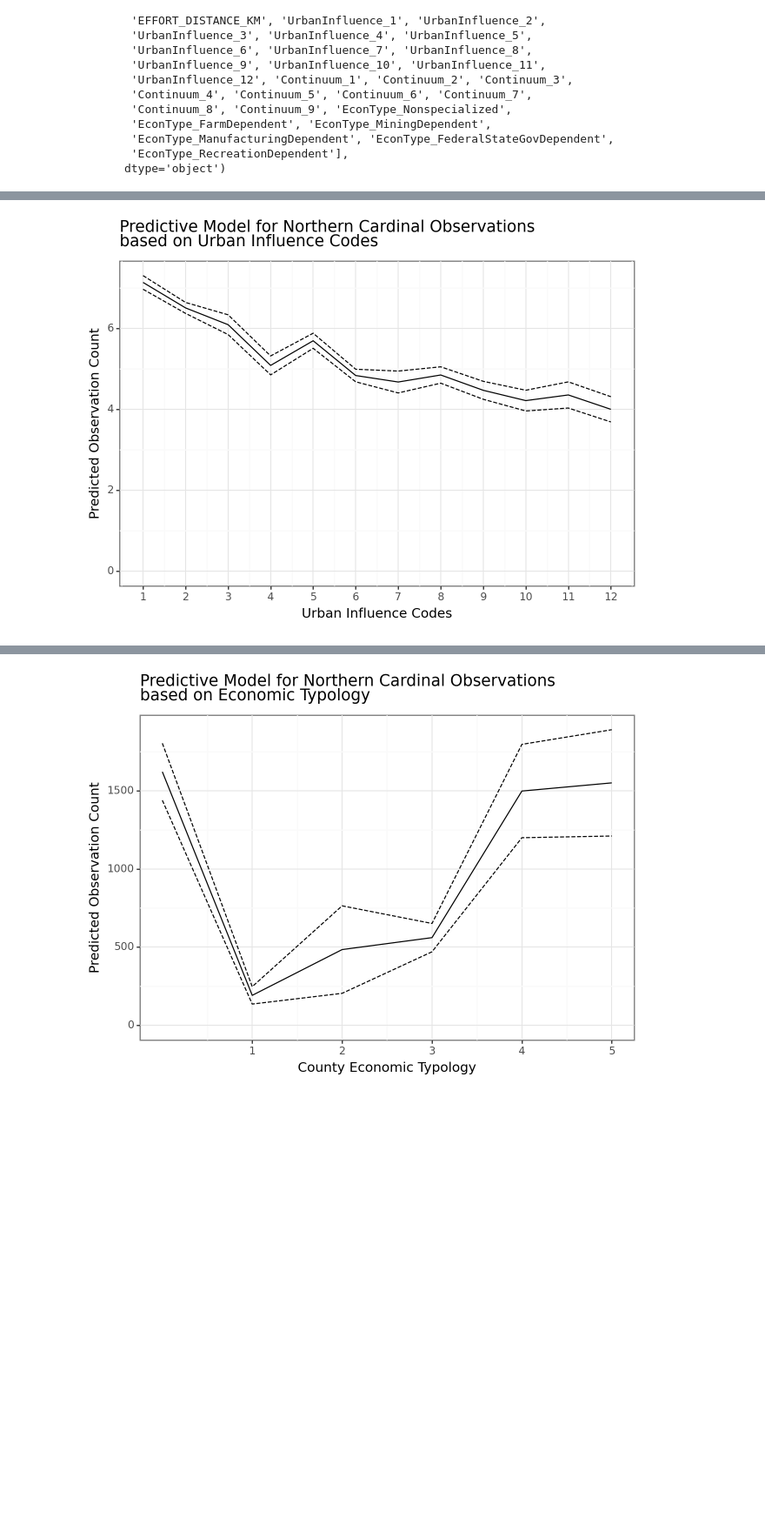
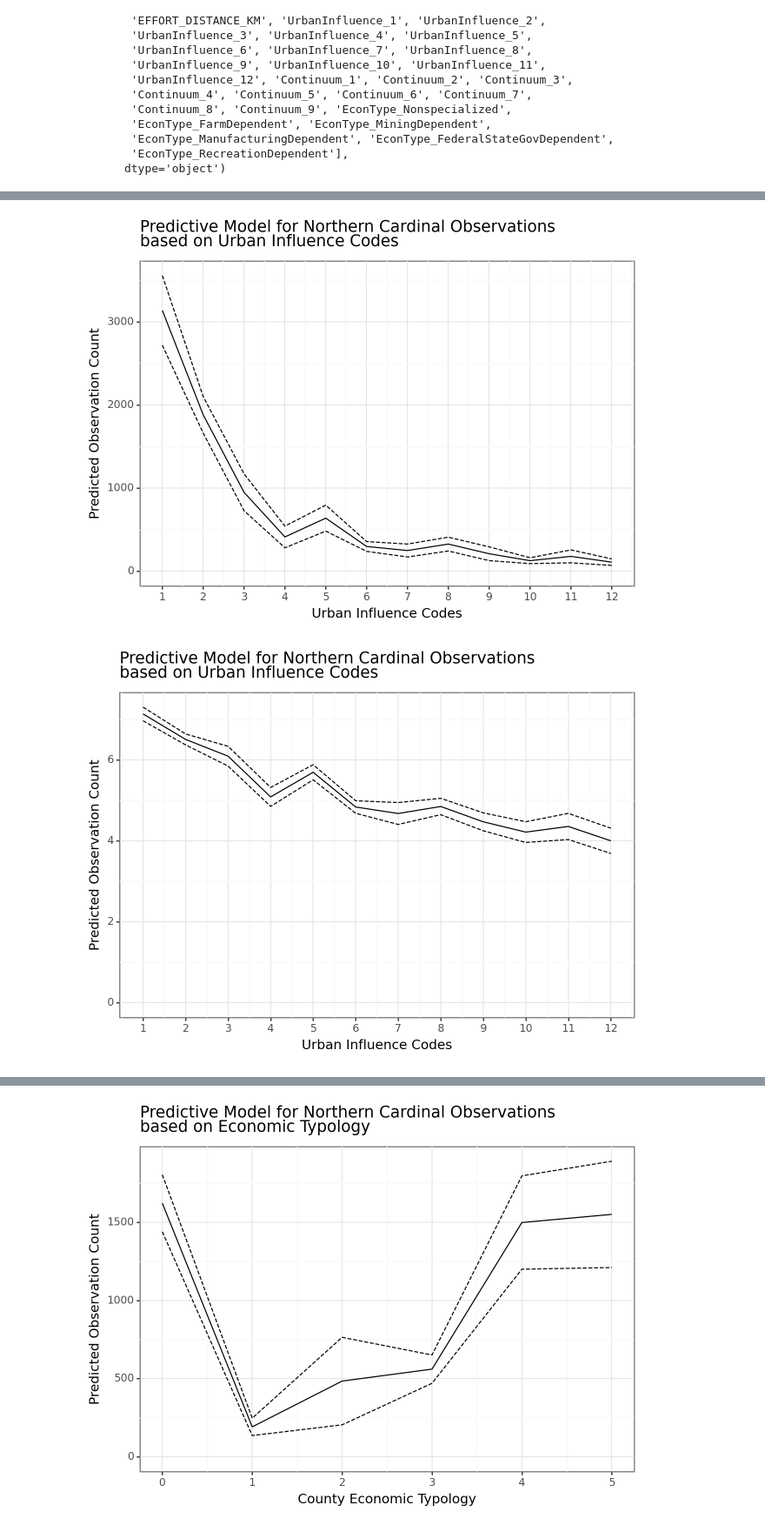
Before and after one commit to Iandrewburg/DA2_TERM_PROJECT, a Jupyter notebook: Final_Project_Data.ipynb, the cells around one changed output, grey strips where cells are left out. Shown at 87% size. Cells and saved outputs as stored; diff of their text form; code cells hidden in the pictures; blank space fills up the shorter version.

Commit message:
added ln_observations

```diff
--- a/Final_Project_Data.ipynb
+++ b/Final_Project_Data.ipynb
@@ -428,11 +428,11 @@ reg7 = smf.ols(formula="OBSERVATION_COUNT ~ UrbanInfluence_2 + UrbanInfluence_3
 reg8 = smf.ols(formula="OBSERVATION_COUNT ~ UrbanInfluence_2 + UrbanInfluence_3 + UrbanInfluence_4 + UrbanInfluence_5 + UrbanInfluence_6 + UrbanInfluence_7 + UrbanInfluence_8 + UrbanInfluence_9", data=county_norcar_merged_dummies).fit(cov_type="HC1")
 reg9 = smf.ols(formula="OBSERVATION_COUNT ~ UrbanInfluence_2 + UrbanInfluence_3 + UrbanInfluence_4 + UrbanInfluence_5 + UrbanInfluence_6 + UrbanInfluence_7 + UrbanInfluence_8 + UrbanInfluence_9 + UrbanInfluence_10", data=county_norcar_merged_dummies).fit(cov_type="HC1")
 reg10 = smf.ols(formula="OBSERVATION_COUNT ~ UrbanInfluence_2 + UrbanInfluence_3 + UrbanInfluence_4 + UrbanInfluence_5 + UrbanInfluence_6 + UrbanInfluence_7 + UrbanInfluence_8 + UrbanInfluence_9 + UrbanInfluence_10 + UrbanInfluence_11", data=county_norcar_merged_dummies).fit(cov_type="HC1")
-reg11 = smf.ols(formula="OBSERVATION_COUNT ~ UrbanInfluence_2 + UrbanInfluence_3 + UrbanInfluence_4 + UrbanInfluence_5 + UrbanInfluence_6 + UrbanInfluence_7 + UrbanInfluence_8 + UrbanInfluence_9 + UrbanInfluence_10 + UrbanInfluence_11 + UrbanInfluence_12", data=county_norcar_merged_dummies).fit(cov_type="HC1")
+reg11a = smf.ols(formula="OBSERVATION_COUNT ~ UrbanInfluence_2 + UrbanInfluence_3 + UrbanInfluence_4 + UrbanInfluence_5 + UrbanInfluence_6 + UrbanInfluence_7 + UrbanInfluence_8 + UrbanInfluence_9 + UrbanInfluence_10 + UrbanInfluence_11 + UrbanInfluence_12", data=county_norcar_merged_dummies).fit(cov_type="HC1")
+reg11b = smf.ols(formula="ln_OBSERVATION_COUNT ~ UrbanInfluence_2 + UrbanInfluence_3 + UrbanInfluence_4 + UrbanInfluence_5 + UrbanInfluence_6 + UrbanInfluence_7 + UrbanInfluence_8 + UrbanInfluence_9 + UrbanInfluence_10 + UrbanInfluence_11 + UrbanInfluence_12", data=county_norcar_merged_dummies).fit(cov_type="HC1")
 
 
-
-stargazer = Stargazer([reg1, reg2, reg3, reg4, reg5, reg6, reg7, reg8, reg9, reg10, reg11])
+stargazer = Stargazer([reg1, reg2, reg3, reg4, reg5, reg6, reg7, reg8, reg9, reg10, reg11a, reg11b])
 stargazer.covariate_order(["UrbanInfluence_2", "UrbanInfluence_3", "UrbanInfluence_4",
                            "UrbanInfluence_5", "UrbanInfluence_6", "UrbanInfluence_7",
                            "UrbanInfluence_8", "UrbanInfluence_9", "UrbanInfluence_10",
@@ -474,33 +474,59 @@ stargazer
 # %%
 import pandas as pd
 import numpy as np
 from plotnine import ggplot, aes, geom_line, labs, theme_bw, scale_y_continuous
 
 # Use the regression model to predict 'OBSERVATION_COUNT' based on the dataset
-pred = reg11.get_prediction(county_norcar_merged_dummies).summary_frame()
+pred = reg11a.get_prediction(county_norcar_merged_dummies).summary_frame()
 county_norcar_merged_dummies = county_norcar_merged_dummies.assign(
     fit=pred["mean"],
     fit_se=pred["mean_se"],
     CIup=pred["mean_ci_upper"],
     CIlo=pred["mean_ci_lower"]
 )
 
 # Plotting the predictions along with their confidence intervals
 plot = (
     ggplot(county_norcar_merged_dummies, aes(x="Urban_Influence_2013", y="fit")) +  # Assuming 'UrbanInfluence_2' is the x-axis variable
     geom_line() +  # Plot the line for fit values
     geom_line(aes(y="CIup"), linetype="dashed") +  # Plot the upper CI
     geom_line(aes(y="CIlo"), linetype="dashed") +  # Plot the lower CI
     labs(title="Predictive Model for Northern Cardinal Observations\nbased on Urban Influence Codes",
          x="Urban Influence Codes", y="Predicted Observation Count") +
     theme_bw() +  # Apply a black-and-white theme
     scale_x_continuous(breaks=range(1,13)) +
     scale_y_continuous(limits=(0, county_norcar_merged_dummies['CIup'].max()))  # Adjust y-axis to start at 0 and end at the max upper CI
 )
 
 print(plot)
+
+
+# Use the regression model to predict 'OBSERVATION_COUNT' based on the dataset
+pred = reg11b.get_prediction(county_norcar_merged_dummies).summary_frame()
+county_norcar_merged_dummies = county_norcar_merged_dummies.assign(
+    fit=pred["mean"],
+    fit_se=pred["mean_se"],
+    CIup=pred["mean_ci_upper"],
+    CIlo=pred["mean_ci_lower"]
+)
+
+# Plotting the predictions along with their confidence intervals
+plot = (
+    ggplot(county_norcar_merged_dummies, aes(x="Urban_Influence_2013", y="fit")) +  # Assuming 'UrbanInfluence_2' is the x-axis variable
+    geom_line() +  # Plot the line for fit values
+    geom_line(aes(y="CIup"), linetype="dashed") +  # Plot the upper CI
+    geom_line(aes(y="CIlo"), linetype="dashed") +  # Plot the lower CI
+    labs(title="Predictive Model for Northern Cardinal Observations\nbased on Urban Influence Codes",
+         x="Urban Influence Codes", y="Predicted Observation Count") +
+    theme_bw() +  # Apply a black-and-white theme
+    scale_x_continuous(breaks=range(1,13)) +
+    scale_y_continuous(limits=(0, county_norcar_merged_dummies['CIup'].max()))  # Adjust y-axis to start at 0 and end at the max upper CI
+)
+
+print(plot)
 # %% [output]
-[figure, old version]
+[figure, new version]
+[figure, added]
 # %%
 # OLS on Rural-Urban Continuum Codes
 reg12 = smf.ols(formula="OBSERVATION_COUNT ~ Continuum_2", data=county_norcar_merged_dummies).fit(cov_type="HC1") # Unconditional
```
Also changed, not shown: parts of 6 cells of this notebook.
